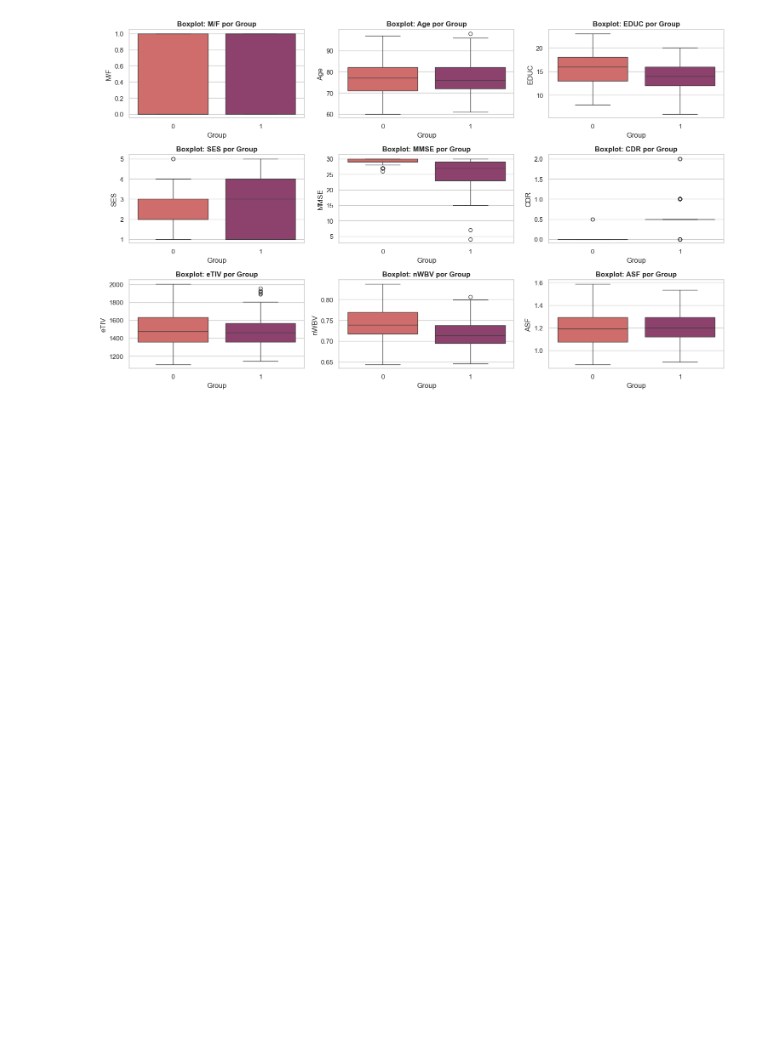
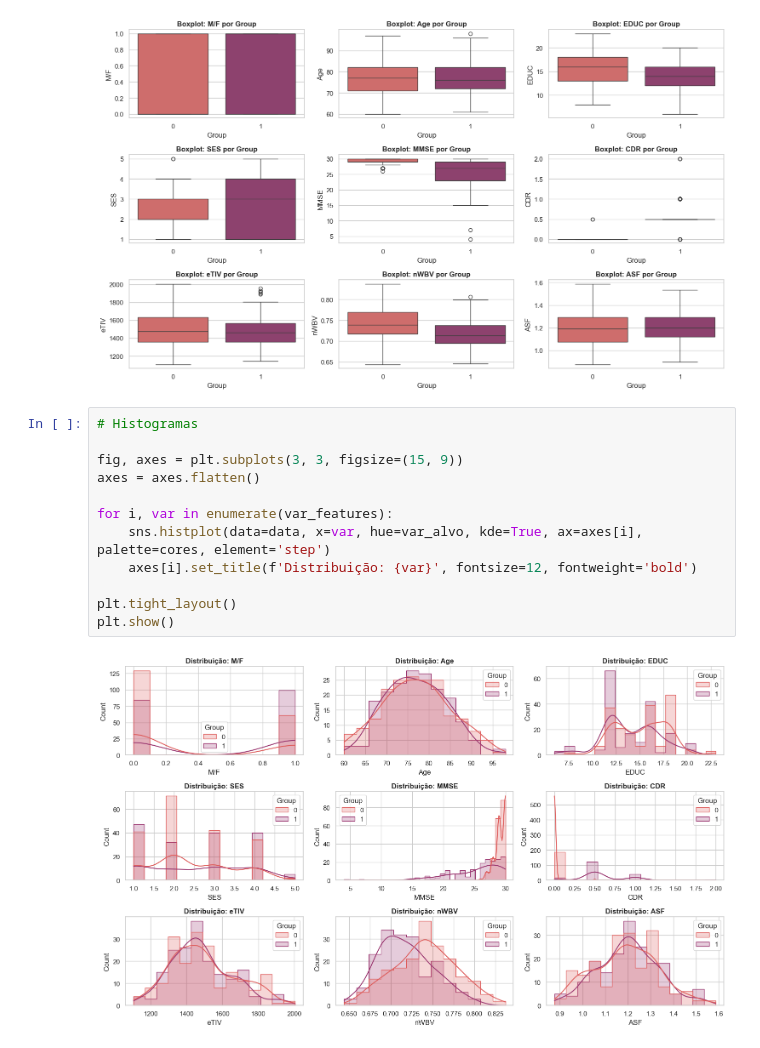
Before and after one commit to Squad-Nina-da-Hora/wmc-desafio-previsao-demencia, a Jupyter notebook: analise.ipynb, the cells around one changed output. Drawn from its saved outputs; the diff is of its cells as text; blank space fills up the shorter version.

Commit message:
histogramas

```diff
--- a/analise.ipynb
+++ b/analise.ipynb
@@ -315,3 +315,17 @@ plt.tight_layout()
 plt.show()
 # %% [output]
 [figure]
+# %%
+# Histogramas
+
+fig, axes = plt.subplots(3, 3, figsize=(15, 9))
+axes = axes.flatten()
+
+for i, var in enumerate(var_features):
+    sns.histplot(data=data, x=var, hue=var_alvo, kde=True, ax=axes[i], palette=cores, element='step')
+    axes[i].set_title(f'Distribuição: {var}', fontsize=12, fontweight='bold')
+
+plt.tight_layout()
+plt.show()
+# %% [output]
+[figure, added]
```
